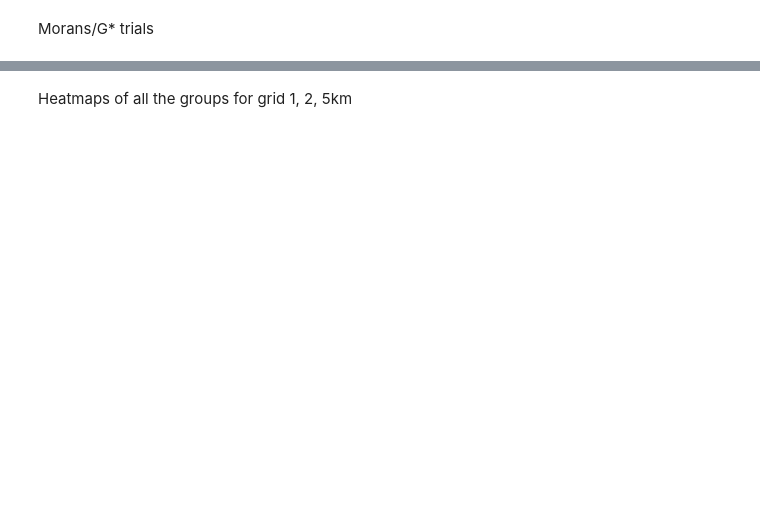
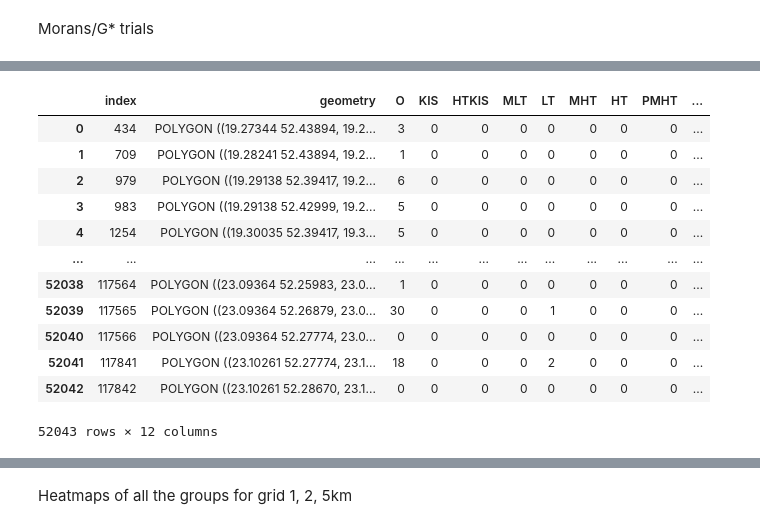
Before and after one commit to fszymanski13/master_thesis, a Jupyter notebook: notebooks/modelling.ipynb, the cells around one changed output, grey strips where cells are left out. Cells and saved outputs as stored; diff of their text form; code cells hidden in the pictures; blank space fills up the shorter version.

```diff
--- a/notebooks/modelling.ipynb
+++ b/notebooks/modelling.ipynb
@@ -644,0 +742,18 @@ grid_distrib = gdf_counts.groupby(['grid_x', 'grid_y', 'Group'])['firm_count'].m
+# %%
+grid_counts_powiaty = gpd.sjoin(grid_counts_final, powiaty_maz, how='inner', op='within').reset_index()
+# %%
+grid_counts_powiaty
+# %% [output]
+|  | index | geometry | O | KIS | HTKIS | MLT | LT | MHT | HT | PMHT | ... |
+| 0 | 434 | POLYGON ((19.27344 52.43894, 19.2... | 3 | 0 | 0 | 0 | 0 | 0 | 0 | 0 | ... |
+| 1 | 709 | POLYGON ((19.28241 52.43894, 19.2... | 1 | 0 | 0 | 0 | 0 | 0 | 0 | 0 | ... |
+| 2 | 979 | POLYGON ((19.29138 52.39417, 19.2... | 6 | 0 | 0 | 0 | 0 | 0 | 0 | 0 | ... |
+| 3 | 983 | POLYGON ((19.29138 52.42999, 19.2... | 5 | 0 | 0 | 0 | 0 | 0 | 0 | 0 | ... |
+| 4 | 1254 | POLYGON ((19.30035 52.39417, 19.3... | 5 | 0 | 0 | 0 | 0 | 0 | 0 | 0 | ... |
+| ... | ... | ... | ... | ... | ... | ... | ... | ... | ... | ... | ... |
+| 52038 | 117564 | POLYGON ((23.09364 52.25983, 23.0... | 1 | 0 | 0 | 0 | 0 | 0 | 0 | 0 | ... |
+| 52039 | 117565 | POLYGON ((23.09364 52.26879, 23.0... | 30 | 0 | 0 | 0 | 1 | 0 | 0 | 0 | ... |
+| 52040 | 117566 | POLYGON ((23.09364 52.27774, 23.0... | 0 | 0 | 0 | 0 | 0 | 0 | 0 | 0 | ... |
+| 52041 | 117841 | POLYGON ((23.10261 52.27774, 23.1... | 18 | 0 | 0 | 0 | 2 | 0 | 0 | 0 | ... |
+| 52042 | 117842 | POLYGON ((23.10261 52.28670, 23.1... | 0 | 0 | 0 | 0 | 0 | 0 | 0 | 0 | ... |
+52043 rows × 12 columns
```
Also changed, not shown: parts of 45 cells of this notebook.
